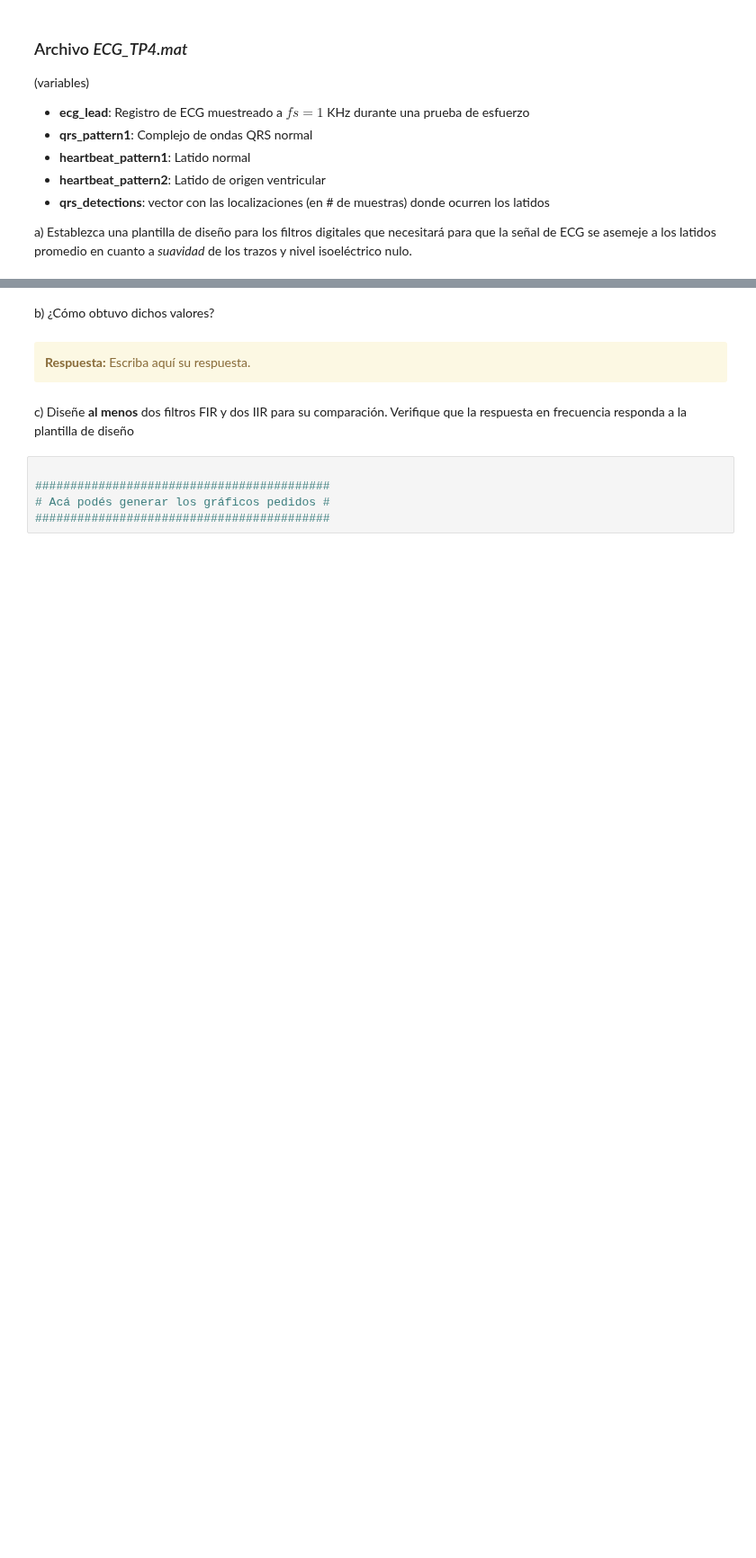
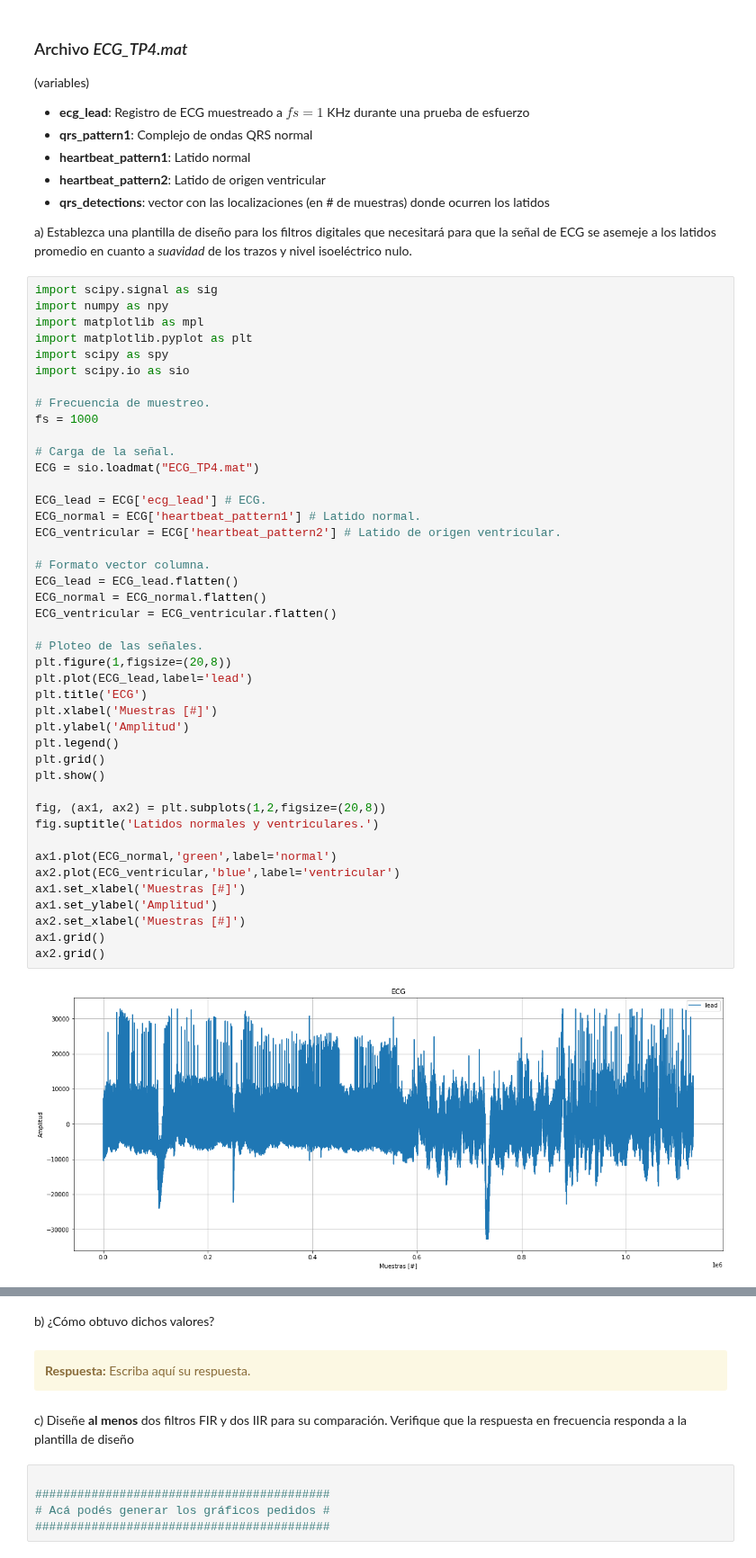
Before and after one commit to jbl95/pds-trabajosPracticos, a Jupyter notebook: TP4 - Filtrado.ipynb, the cells around one changed output, grey strips where cells are left out. Shown at 90% size. Drawn from its saved outputs; the diff is of its cells as text; blank space fills up the shorter version.

Commit message:
Agrego TP4 a) - Visualización y análisis de señal.

```diff
--- a/TP4 - Filtrado.ipynb
+++ b/TP4 - Filtrado.ipynb
@@ -274,3 +274,48 @@ plt.show()
  - **qrs_detections**: vector con las localizaciones (en # de muestras) donde ocurren los latidos
 
 a) Establezca una plantilla de diseño para los filtros digitales que necesitará para que la señal de ECG se asemeje a los latidos promedio en cuanto a *suavidad* de los trazos y nivel isoeléctrico nulo.
+# %%
+import scipy.signal as sig
+import numpy as npy
+import matplotlib as mpl
+import matplotlib.pyplot as plt
+import scipy as spy
+import scipy.io as sio
+
+# Frecuencia de muestreo.
+fs = 1000
+
+# Carga de la señal.
+ECG = sio.loadmat("ECG_TP4.mat")
+
+ECG_lead = ECG['ecg_lead'] # ECG.
+ECG_normal = ECG['heartbeat_pattern1'] # Latido normal.
+ECG_ventricular = ECG['heartbeat_pattern2'] # Latido de origen ventricular.
+
+# Formato vector columna.
+ECG_lead = ECG_lead.flatten()
+ECG_normal = ECG_normal.flatten()
+ECG_ventricular = ECG_ventricular.flatten()
+
+# Ploteo de las señales.
+plt.figure(1,figsize=(20,8))
+plt.plot(ECG_lead,label='lead')
+plt.title('ECG')
+plt.xlabel('Muestras [#]')
+plt.ylabel('Amplitud')
+plt.legend()
+plt.grid()
+plt.show()
+
+fig, (ax1, ax2) = plt.subplots(1,2,figsize=(20,8))
+fig.suptitle('Latidos normales y ventriculares.')
+
+ax1.plot(ECG_normal,'green',label='normal')
+ax2.plot(ECG_ventricular,'blue',label='ventricular')
+ax1.set_xlabel('Muestras [#]')
+ax1.set_ylabel('Amplitud')
+ax2.set_xlabel('Muestras [#]')
+ax1.grid()
+ax2.grid()
+# %% [output]
+[figure, added]
```
Also changed, not shown: parts of 3 cells of this notebook.
